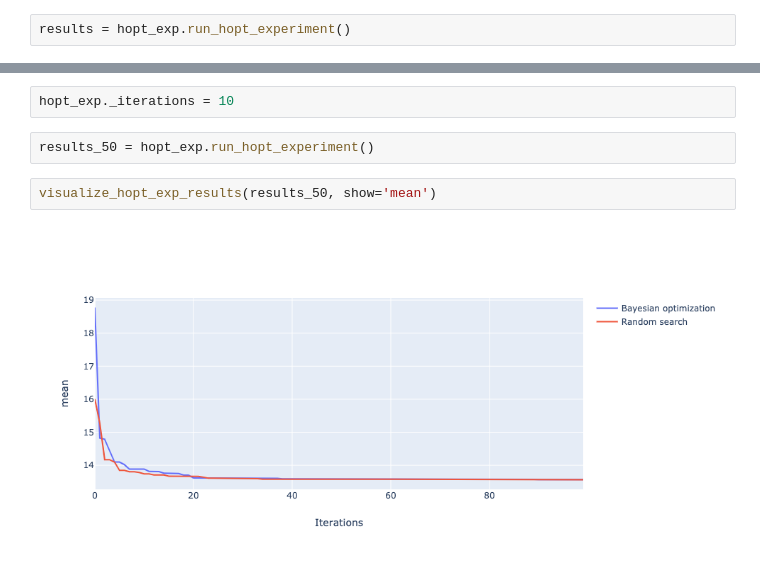
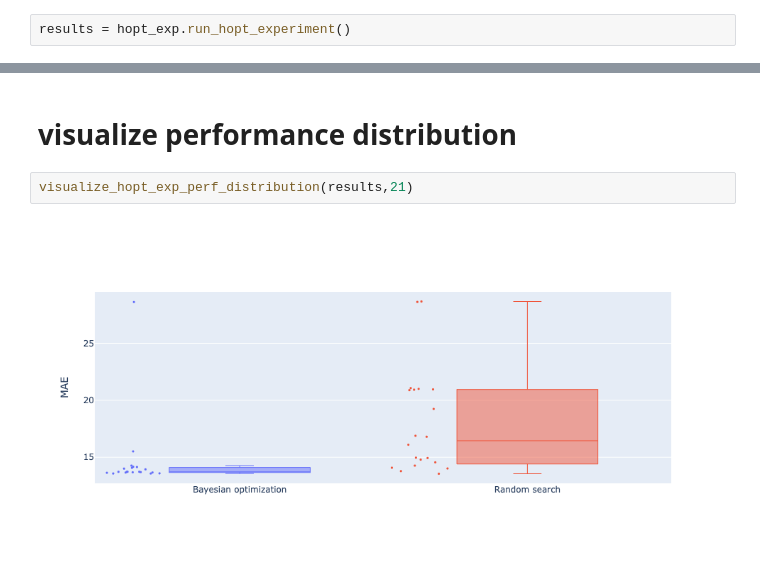
Before and after one commit to mateBakos/autoxgb, a Jupyter notebook: notebooks/exploratory/V1_use_naive_bayesian.ipynb, the cells around one changed output, grey strips where cells are left out. Cells and saved outputs as stored; diff of their text form.

```diff
--- a/notebooks/exploratory/V1_use_naive_bayesian.ipynb
+++ b/notebooks/exploratory/V1_use_naive_bayesian.ipynb
@@ -83,8 +68,6 @@ visualize_hopt_exp_results(results_50, show='mean')
-# %%
-hopt_exp._iterations = 10
-# %%
-results_50 = hopt_exp.run_hopt_experiment()
-# %%
-visualize_hopt_exp_results(results_50, show='mean')
-# %% [output]
-[figure, removed]
+# %% [markdown]
+# visualize performance distribution
+# %%
+visualize_hopt_exp_perf_distribution(results,21)
+# %% [output]
+[figure, added]
```
Also changed, not shown: parts of 10 cells of this notebook, 1 other file.
